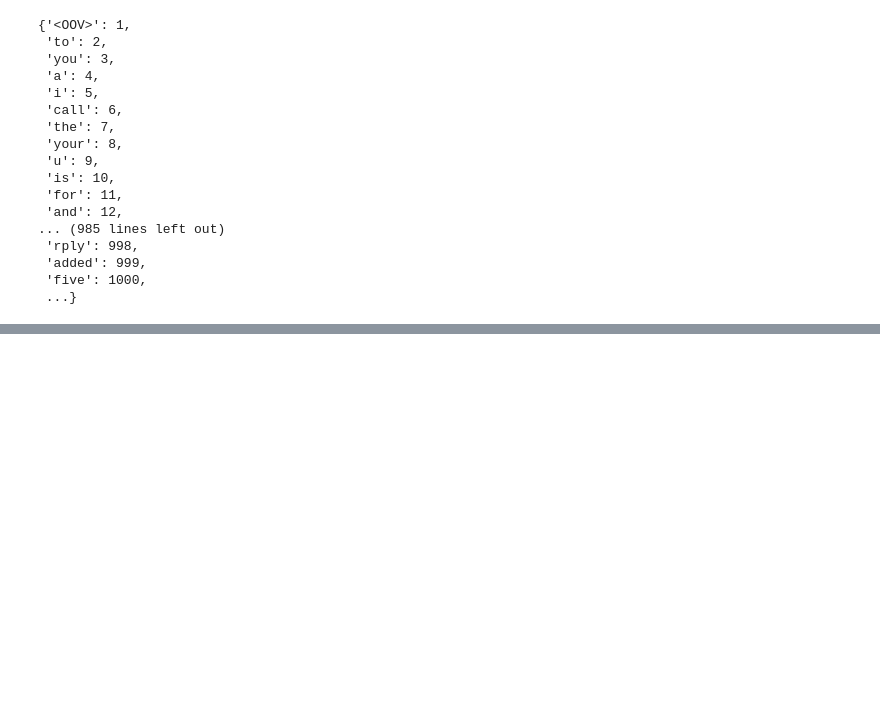
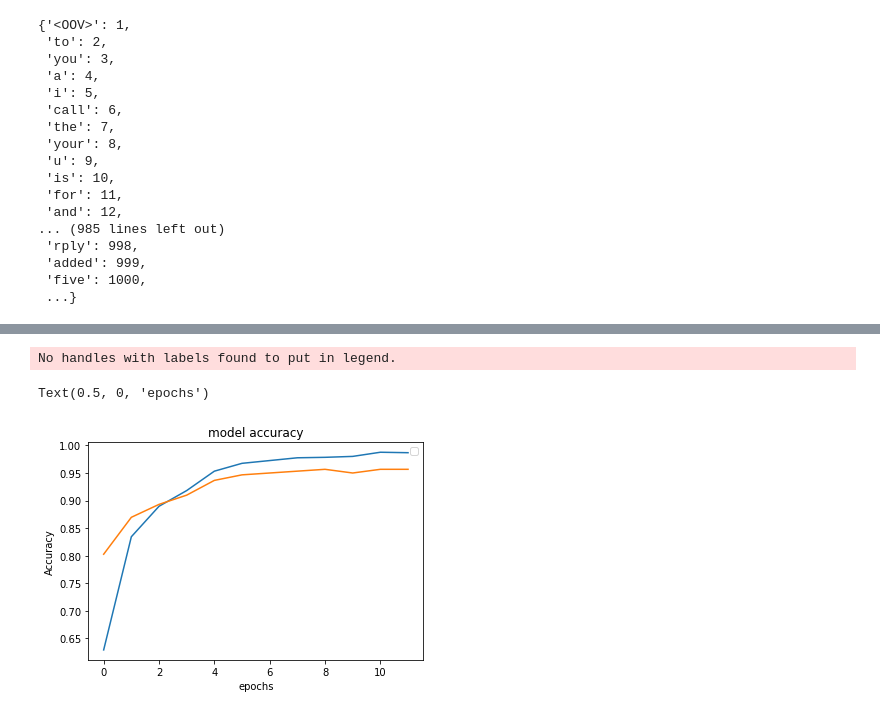
Before and after one commit to Portia-dot/API-, a Jupyter notebook: Classification_Problem.ipynb, the cells around one changed output, grey strips where cells are left out. Saved outputs shown, nothing was run; the diff lists cells and outputs as text; code cells hidden in the pictures; blank space fills up the shorter version.

```diff
--- a/Classification_Problem.ipynb
+++ b/Classification_Problem.ipynb
@@ -119,7 +119,7 @@ model = tf.keras.Sequential([
                              tf.keras.layers.Embedding(vocab_size, 16, input_length=50),
                              tf.keras.layers.GlobalAveragePooling1D(),
                              tf.keras.layers.Dense(32, activation='relu'),
-                             tf.keras.layers.Dense(32, activation='relu'),
+                             tf.keras.layers.Dense(32,),
                              tf.keras.layers.Dropout(0.3),
                              tf.keras.layers.Dense(1, activation='sigmoid')
 
@@ -127,7 +127,7 @@ model = tf.keras.Sequential([
 
 #Compile model
 model.compile(loss = tf.keras.losses.BinaryCrossentropy(from_logits=True),
-              optimizer = tf.keras.optimizers.Adam(),
+              optimizer = tf.keras.optimizers.Adam(learning_rate=0.001),
               metrics =['accuracy'])
 
 early_stop = tf.keras.callbacks.EarlyStopping(monitor='val_loss', patience=3)
@@ -154,0 +160,12 @@ Epoch 16/30
+# %%
+#Visualize
+plt.plot(history.history['accuracy'])
+plt.plot(history.history['val_accuracy'])
+plt.title("model accuracy")
+plt.legend()
+plt.ylabel('Accuracy')
+plt.xlabel('epochs')
+# %% [output]
+No handles with labels found to put in legend.
+Text(0.5, 0, 'epochs')
+[figure, added]
```
Also changed, not shown: parts of 2 cells of this notebook.
